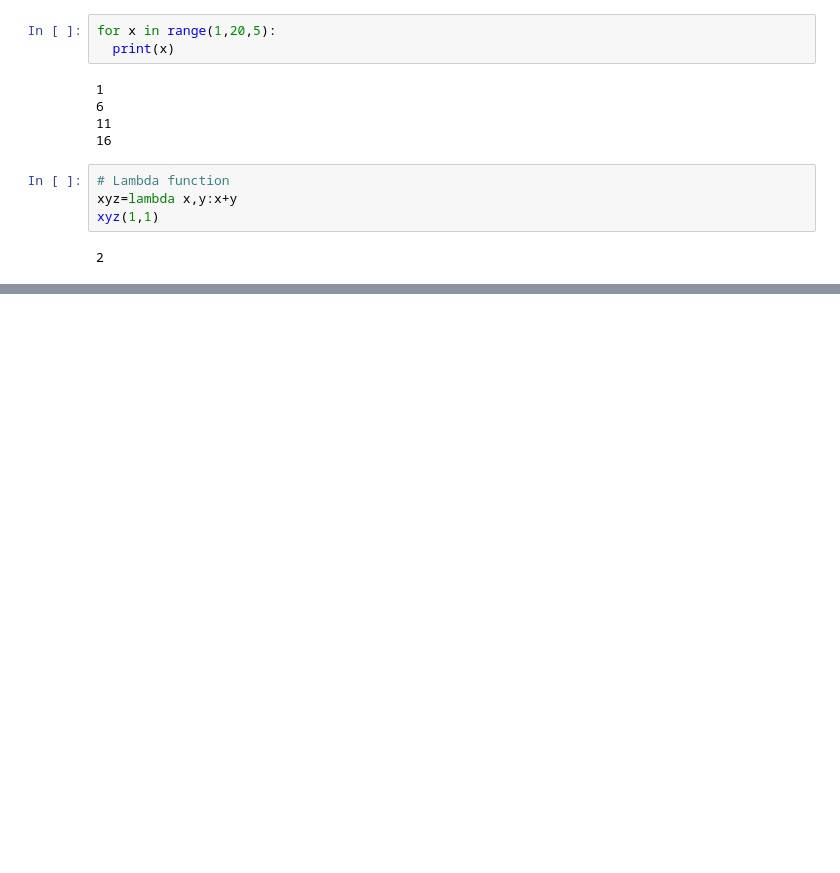
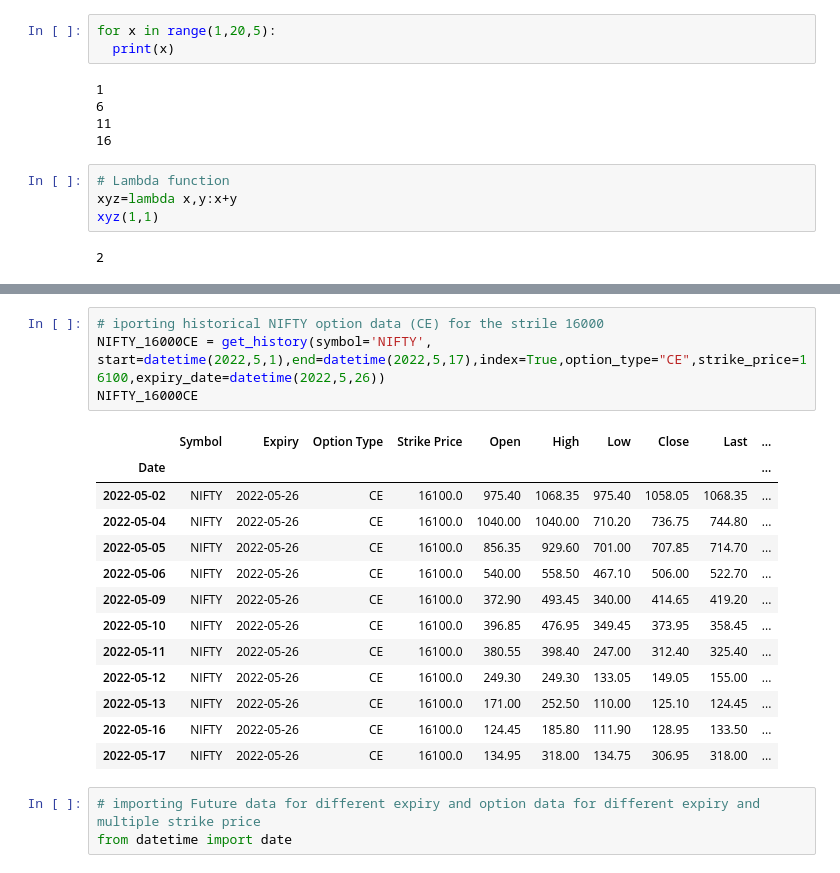
Before and after one commit to gkondayya/ACP2021, a Jupyter notebook: Python_Options_Backtest.ipynb, the cells around one changed output, grey strips where cells are left out. Cells and saved outputs as stored; diff of their text form; blank space fills up the shorter version.

```diff
--- a/Python_Options_Backtest.ipynb
+++ b/Python_Options_Backtest.ipynb
@@ -164,0 +190,21 @@ sbi
+# %%
+# iporting historical NIFTY option data (CE) for the strile 16000
+NIFTY_16000CE = get_history(symbol='NIFTY', start=datetime(2022,5,1),end=datetime(2022,5,17),index=True,option_type="CE",strike_price=16100,expiry_date=datetime(2022,5,26))
+NIFTY_16000CE
+# %% [output]
+|  | Symbol | Expiry | Option Type | Strike Price | Open | High | Low | Close | Last | ... |
+| Date |  |  |  |  |  |  |  |  |  | ... |
+| 2022-05-02 | NIFTY | 2022-05-26 | CE | 16100.0 | 975.40 | 1068.35 | 975.40 | 1058.05 | 1068.35 | ... |
+| 2022-05-04 | NIFTY | 2022-05-26 | CE | 16100.0 | 1040.00 | 1040.00 | 710.20 | 736.75 | 744.80 | ... |
+| 2022-05-05 | NIFTY | 2022-05-26 | CE | 16100.0 | 856.35 | 929.60 | 701.00 | 707.85 | 714.70 | ... |
+| 2022-05-06 | NIFTY | 2022-05-26 | CE | 16100.0 | 540.00 | 558.50 | 467.10 | 506.00 | 522.70 | ... |
+| 2022-05-09 | NIFTY | 2022-05-26 | CE | 16100.0 | 372.90 | 493.45 | 340.00 | 414.65 | 419.20 | ... |
+| 2022-05-10 | NIFTY | 2022-05-26 | CE | 16100.0 | 396.85 | 476.95 | 349.45 | 373.95 | 358.45 | ... |
+| 2022-05-11 | NIFTY | 2022-05-26 | CE | 16100.0 | 380.55 | 398.40 | 247.00 | 312.40 | 325.40 | ... |
+| 2022-05-12 | NIFTY | 2022-05-26 | CE | 16100.0 | 249.30 | 249.30 | 133.05 | 149.05 | 155.00 | ... |
+| 2022-05-13 | NIFTY | 2022-05-26 | CE | 16100.0 | 171.00 | 252.50 | 110.00 | 125.10 | 124.45 | ... |
+| 2022-05-16 | NIFTY | 2022-05-26 | CE | 16100.0 | 124.45 | 185.80 | 111.90 | 128.95 | 133.50 | ... |
+| 2022-05-17 | NIFTY | 2022-05-26 | CE | 16100.0 | 134.95 | 318.00 | 134.75 | 306.95 | 318.00 | ... |
+# %%
+# importing Future data for different expiry and option data for different expiry and multiple strike price
+from datetime import date
```
Also changed, not shown: parts of 9 cells of this notebook.
